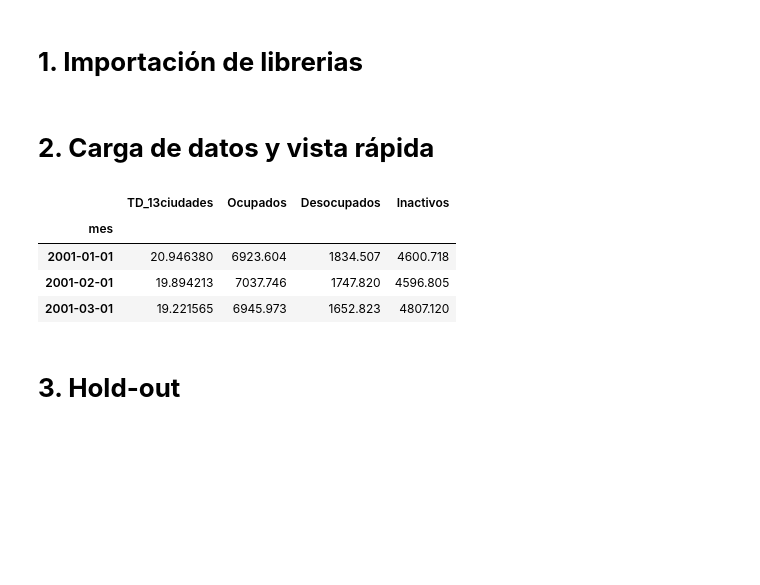
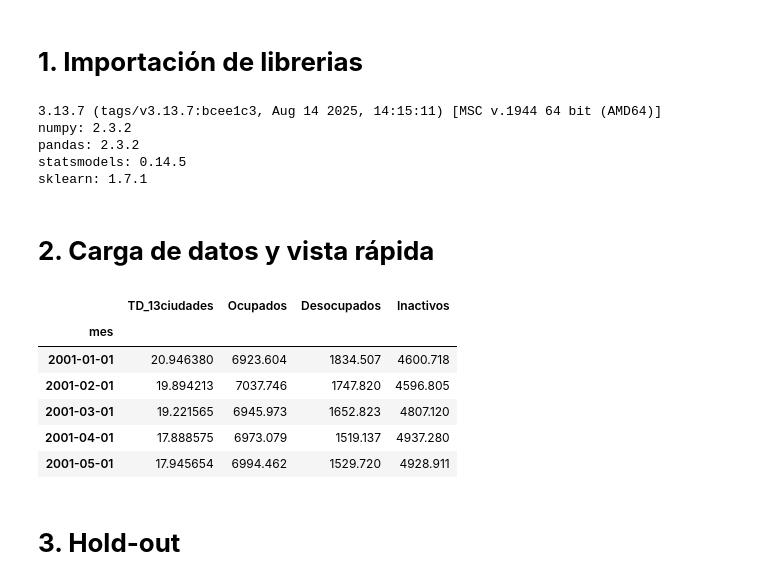
Before and after one commit to mafab9125/Fundamentos_Analitica, a Jupyter notebook: Series_de_tiempo/Taller_series_tiempo_2.ipynb, the cells around one changed output. Saved outputs shown, nothing was run; the diff lists cells and outputs as text; code cells hidden in the pictures; blank space fills up the shorter version.

```diff
--- a/Series_de_tiempo/Taller_series_tiempo_2.ipynb
+++ b/Series_de_tiempo/Taller_series_tiempo_2.ipynb
@@ -27,14 +28,29 @@ from math import sqrt
+# %%
+import sys
+print(sys.version)
+import numpy; print("numpy:", numpy.__version__)
+import pandas; print("pandas:", pandas.__version__)
+import statsmodels; print("statsmodels:", statsmodels.__version__)
+import sklearn; print("sklearn:", sklearn.__version__)
+# %% [output]
+3.13.7 (tags/v3.13.7:bcee1c3, Aug 14 2025, 14:15:11) [MSC v.1944 64 bit (AMD64)]
+numpy: 2.3.2
+pandas: 2.3.2
+statsmodels: 0.14.5
+sklearn: 1.7.1
 # %% [markdown]
 # **2. Carga de datos y vista rápida**
 # %%
-data = pd.read_excel("C:/Users/mafab/Documents/Fundamentos_Analitica/Series_de_tiempo/datosEmpleo.xlsx",index_col='mes',parse_dates=True)
-data.head(3)
+data = pd.read_excel("https://raw.githubusercontent.com/profedaniel86/Series_de_Tiempo/refs/heads/main/1.Intro/datosEmpleo.xlsx",index_col='mes',parse_dates=True)
+data.head()
 # %% [output]
 |  | TD_13ciudades | Ocupados | Desocupados | Inactivos |
 | mes |  |  |  |  |
 | 2001-01-01 | 20.946380 | 6923.604 | 1834.507 | 4600.718 |
 | 2001-02-01 | 19.894213 | 7037.746 | 1747.820 | 4596.805 |
 | 2001-03-01 | 19.221565 | 6945.973 | 1652.823 | 4807.120 |
+| 2001-04-01 | 17.888575 | 6973.079 | 1519.137 | 4937.280 |
+| 2001-05-01 | 17.945654 | 6994.462 | 1529.720 | 4928.911 |
 # %% [markdown]
 # **3. Hold-out**
 # %%
```
Also changed, not shown: parts of 20 cells of this notebook.
